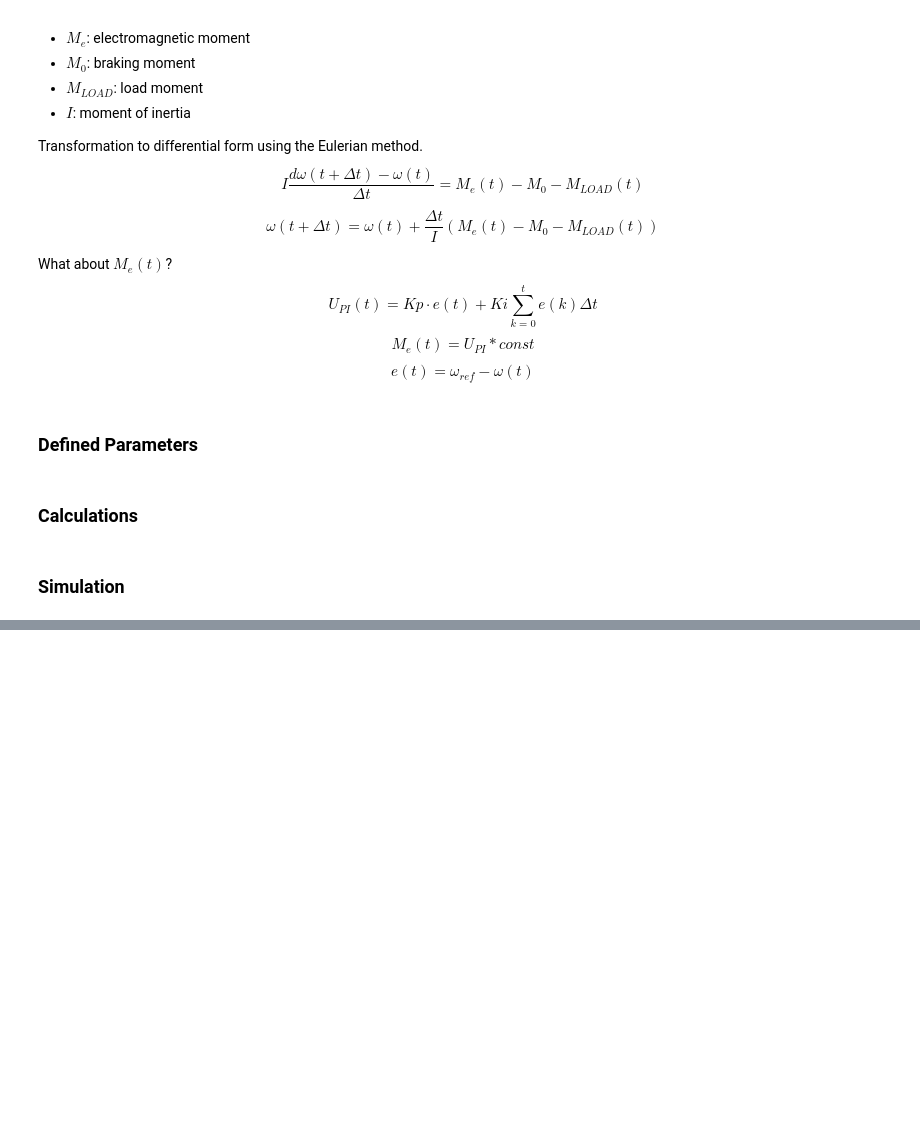
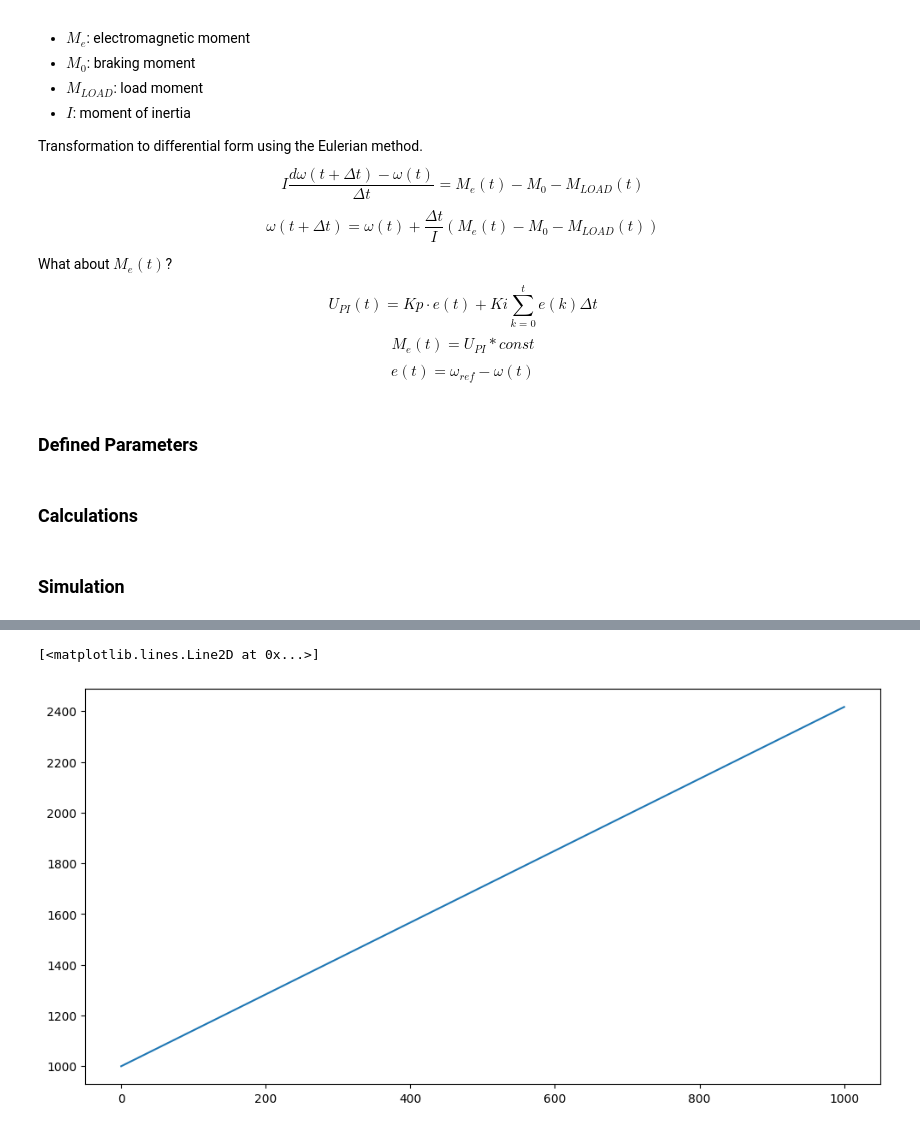
Before and after one commit to OgrodowskiJedrzej/Electric-Motor-Modeling, a Jupyter notebook: main.ipynb, the cells around one changed output, grey strips where cells are left out. Drawn from its saved outputs; the diff is of its cells as text; code cells hidden in the pictures; blank space fills up the shorter version.

Commit message:
Tried to make simulation. Nothing works.

```diff
--- a/main.ipynb
+++ b/main.ipynb
@@ -57,7 +59,7 @@ adjustmentErrors = [referencedRevolutionsPerMinute]
 # %% [markdown]
 ### Calculations
 # %%
-def calculateNumberOfSteps(timeOfSimulation: int, timeOfSample: float) -> int:
+def calculateNumberOfIterations(timeOfSimulation: int, timeOfSample: float) -> int:
     """ This function calculates number of iterations for simulation of process
 
         @Parameters:
@@ -116,5 +118,10 @@ def calculateNormalizedVoltage(voltgeOfRegulator : float) -> float:
     - float: normalized voltage used to create electromagnetic moment
     """
     return max(Umin, min(Umax, voltgeOfRegulator))
+# %%
+def calculateRevoltions(revolutionsList, electromagneticMomentList):
+    acceleration = (
+        electromagneticMomentList[-1] - loadMoment - brakingMoment) / momentOfInertia
+    return revolutionsList[-1] + timeOfSample * acceleration
 # %% [markdown]
 ### Simulation
@@ -122,0 +128,25 @@ def calculateNormalizedVoltage(voltgeOfRegulator : float) -> float:
+# %%
+for i in range(calculateNumberOfIterations(timeOfSimulation, timeOfSample)):
+    # Update simulation time
+    timeOfSimulationList.append(timeOfSimulationList[-1] + timeOfSample)
+
+    # Calculate adjustment error
+    adjustmentError = calculateAdjustmentError(
+        referencedRevolutionsPerMinute, revolutionsList[-1])
+    adjustmentErrors.append(adjustmentError)
+
+    # Calculate normalized voltage
+    voltage = calculateNormalizedVoltage(
+        calculateVoltageOfRegulator(adjustmentErrors, -1))
+    voltagesList.append(voltage)
+
+    # Calculate electromagnetic moment
+    electromagneticMoment = calculateElectromagneticMoment(
+        constantOfElectromagneticMoment, voltagesList[-1])
+    electromagneticMomentList.append(electromagneticMoment)
+
+    # Calculate revolutions and update revolutions list
+    revolutions = calculateRevoltions(
+        revolutionsList, electromagneticMomentList)
+    revolutionsList.append(revolutions)
+    print(f"Step {i}: Referenced RPM = {referencedRevolutionsPerMinute}, Current RPM = {revolutionsList[-1]}, Current Moment = {electromagneticMomentList[-1]}")
@@ -122,0 +171,8 @@ def calculateNormalizedVoltage(voltgeOfRegulator : float) -> float:
+# %%
+import matplotlib.pyplot as plt
+
+plt.figure(figsize=(12,6))
+plt.plot(timeOfSimulationList, revolutionsList)
+# %% [output]
+[<matplotlib.lines.Line2D at 0x...>]
+[figure, added]
```
Also changed, not shown: parts of 3 cells of this notebook.
